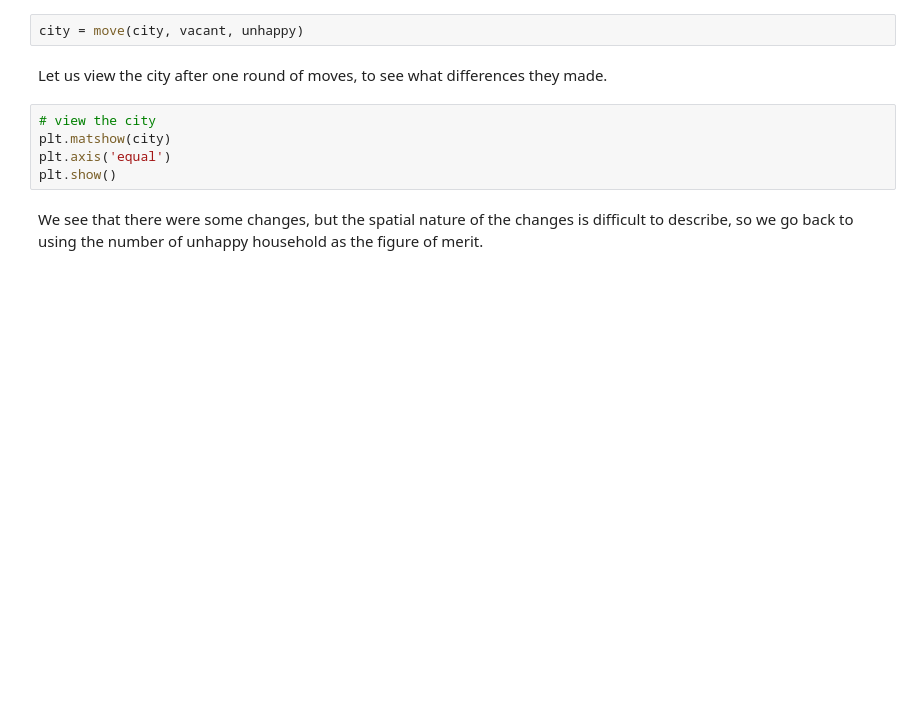
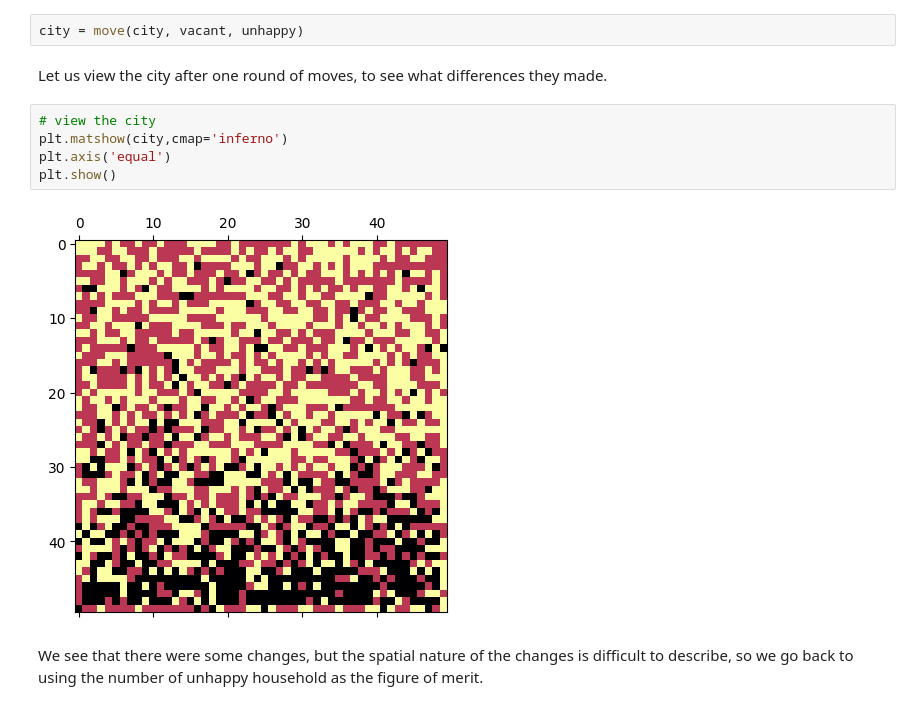
Before and after one commit to PunnawatSiri/Complexity_Science_Course, a Jupyter notebook: Segregation.ipynb, the cells around one changed output. Drawn from its saved outputs; the diff is of its cells as text; blank space fills up the shorter version.

```diff
--- a/Segregation.ipynb
+++ b/Segregation.ipynb
@@ -151,9 +155,11 @@ city = move(city, vacant, unhappy)
 Let us view the city after one round of moves, to see what differences they made.
 # %%
 # view the city
-plt.matshow(city)
+plt.matshow(city,cmap='inferno')
 plt.axis('equal')
 plt.show()
+# %% [output]
+[figure, added]
 # %% [markdown]
 We see that there were some changes, but the spatial nature of the changes is difficult to describe, so we go back to using the number of unhappy household as the figure of merit.
 # %%
```
Also changed, not shown: parts of 9 cells of this notebook.
